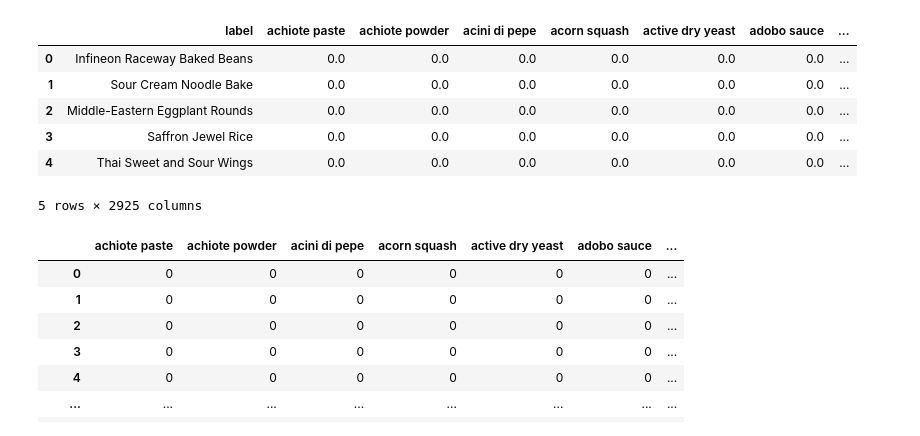
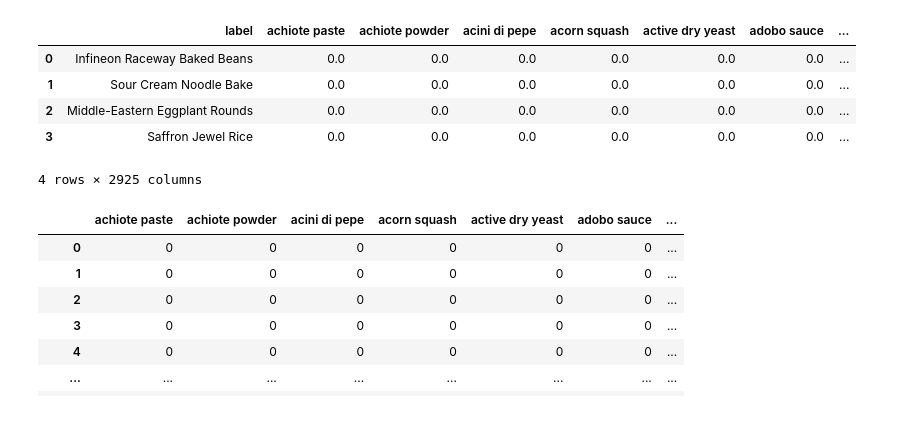
Before and after one commit to xadambednarski/dishes-network, a Jupyter notebook: src/build_network.ipynb, the cells around one changed output. Cells and saved outputs as stored; diff of their text form; code cells hidden in the pictures.

```diff
--- a/src/build_network.ipynb
+++ b/src/build_network.ipynb
@@ -9,15 +11,14 @@ df = pd.read_csv("../data/input/train.csv")
 # %%
 shape = df.shape
 # %%
-df.head()
+df.head(4)
 # %% [output]
 |  | label | achiote paste | achiote powder | acini di pepe | acorn squash | active dry yeast | adobo sauce | ... |
 | 0 | Infineon Raceway Baked Beans | 0.0 | 0.0 | 0.0 | 0.0 | 0.0 | 0.0 | ... |
 | 1 | Sour Cream Noodle Bake | 0.0 | 0.0 | 0.0 | 0.0 | 0.0 | 0.0 | ... |
 | 2 | Middle-Eastern Eggplant Rounds | 0.0 | 0.0 | 0.0 | 0.0 | 0.0 | 0.0 | ... |
 | 3 | Saffron Jewel Rice | 0.0 | 0.0 | 0.0 | 0.0 | 0.0 | 0.0 | ... |
-| 4 | Thai Sweet and Sour Wings | 0.0 | 0.0 | 0.0 | 0.0 | 0.0 | 0.0 | ... |
-5 rows × 2925 columns
+4 rows × 2925 columns
 # %%
 recipes = pd.Categorical(df.label)
 ingredients = df[df.columns[1:]].astype(int)
```
Also changed, not shown: parts of 6 cells of this notebook.
